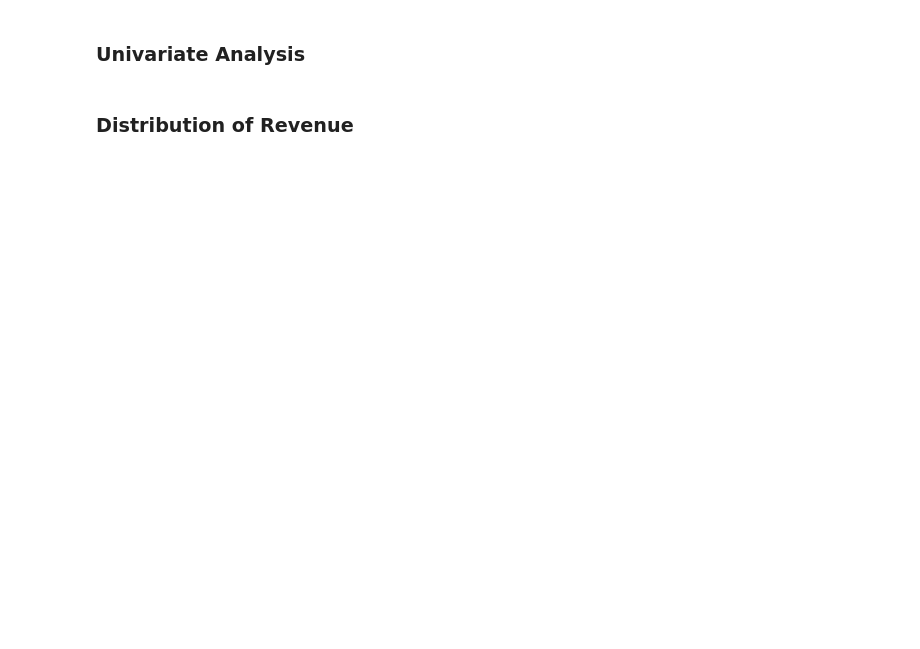
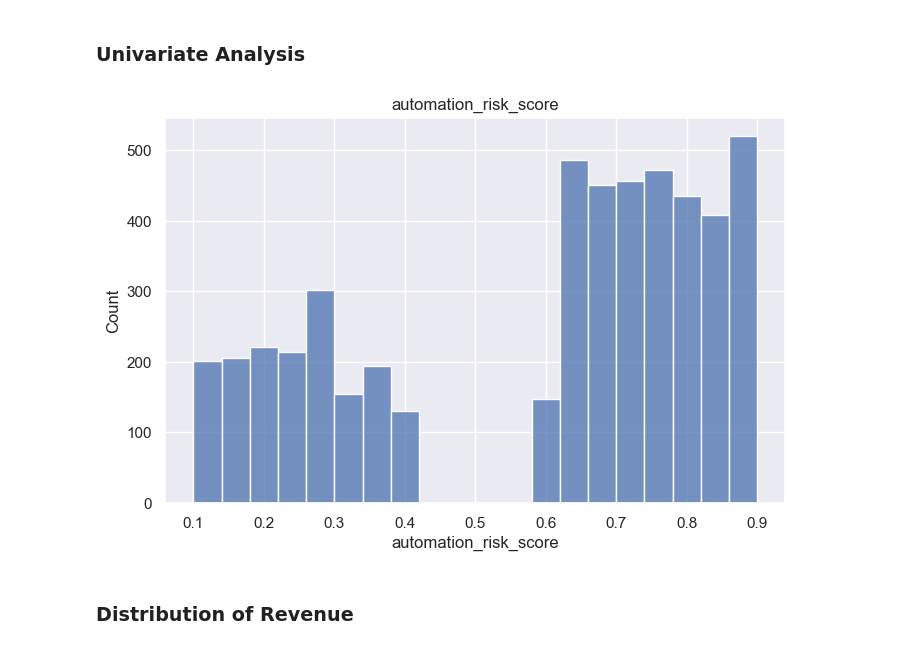
Before and after one commit to AbdulazizSGH/6MY01_ARTI308, a Jupyter notebook: Lab 3.ipynb, the cells around one changed output. Saved outputs shown, nothing was run; the diff lists cells and outputs as text; code cells hidden in the pictures; blank space fills up the shorter version.

```diff
--- a/Lab 3.ipynb
+++ b/Lab 3.ipynb
@@ -1,17 +1,13 @@
 # %%
-# Import Libraries
+
 
 import pandas as pd
 import numpy as np
 import matplotlib.pyplot as plt
 import seaborn as sns
-
-# Make plots look cleaner
-sns.set()
 # %%
-# Load Dataset
 
-df = pd.read_csv("ai_impact_jobs_2010_2025")
+df = pd.read_csv("ai_impact_jobs_2010_2025.csv")
 
-# Display first 5 rows
+
 df.head()
@@ -39,7 +39 @@ print("number of columns: ", df.shape[1])
 df.dtypes
-# %%
-df['Date'] = pd.to_datetime(df['Date'])
-df['Amount'] = df['Amount'].replace('[\$,]', '', regex=True)
-df['Amount'] = pd.to_numeric(df['Amount'])
-
-df.dtypes
@@ -52,9 +58,11 @@ df.describe(include='all')
 ### Univariate Analysis
 # %%
 plt.figure(figsize=(8,5))
-sns.histplot(df['Boxes Shipped'], bins=20)
-plt.title("Distribution of Boxes Shipped")
+sns.histplot(df['automation_risk_score'], bins=20)
+plt.title("automation_risk_score")
 plt.show()
+# %% [output]
+[figure, added]
 # %% [markdown]
 ### Distribution of Revenue
 # %%
```
Also changed, not shown: parts of 16 cells of this notebook.
